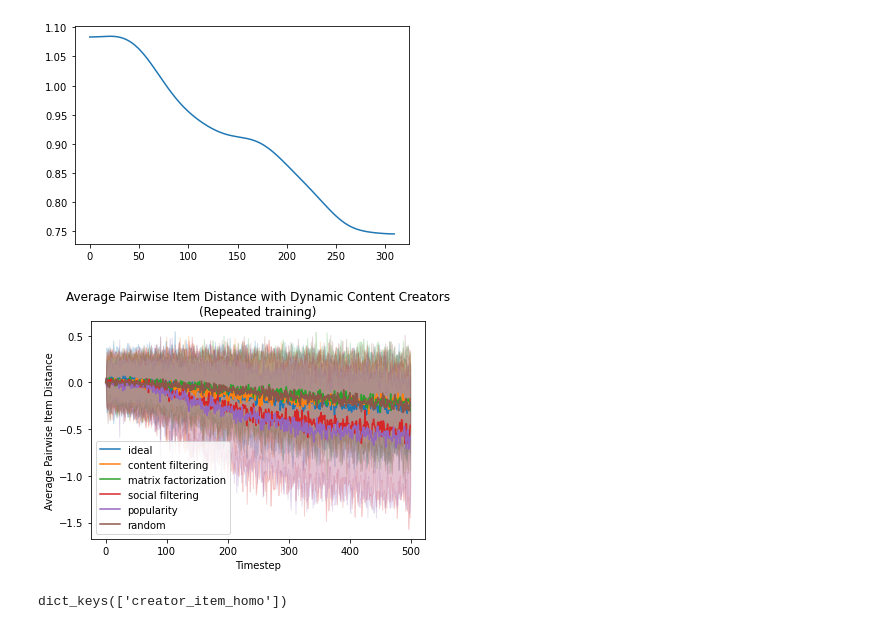
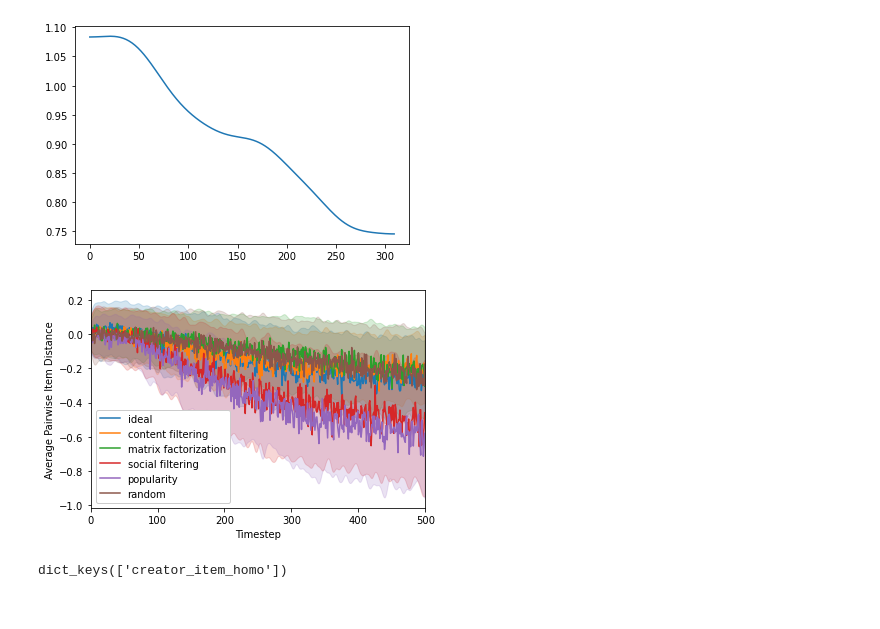
Before and after one commit to sunnymatt/t-recs-experiments, a Jupyter notebook: chaney/content_creators.ipynb, the cells around one changed output. Drawn from its saved outputs; the diff is of its cells as text; code cells hidden in the pictures.

```diff
--- a/chaney/content_creators.ipynb
+++ b/chaney/content_creators.ipynb
@@ -423,28 +425,21 @@ plt.plot(gaussian_filter1d(pdist_vals, sigma=25))
 [figure]
 # %%
 results = load_sim_results("exps/creator_hom_rep_500")
-# %%
-for m in model_keys:
-    x = np.array(results['creator_item_homo'][m])
-    z = (x - x[:, 0][:, np.newaxis]).mean(axis=0)
-    std = (x - x[:, 0][:, np.newaxis]).std(axis=0)
-#     sem = stats.sem(x - x[:, 0][:, np.newaxis], axis=0)
-    line = plt.plot(z, label=id_to_readable[m])
-    line_c = line[0].get_color()
-    # 95% CI = +- 1.96 * SEM
-    mult = 1.96
-#     mult = 1
-    plt.fill_between(np.arange(500), z - mult * std, z + mult * std, color = line_c+"30")
-
-    plt.ylabel("Average Pairwise Item Distance")
-plt.xlabel("Timestep")
-plt.legend(facecolor='white', framealpha=1, loc='upper right', bbox_to_anchor=(1.7, 1.0))
-plt.title("Average Pairwise Item Distance with Dynamic Content Creators\n(Repeated training)")
-# plt.ylim((0.7, 1.35))
-plt.legend()
-plt.savefig("figures/creator_repeated_item_homo.pdf")
-# %% [output]
-[figure, removed]
+# %%
+# make relative to first timestep
+for m in model_keys:
+    x = np.array(results['creator_item_homo'][m])
+    x = x - x[:, 0][:, np.newaxis]
+    results['creator_item_homo'][m] = x
+# %%
+graph_metrics(results, "creator_item_homo", model_keys, id_to_readable, mult_sd=1.0, conf_sigma=3.0)
+plt.xlim(0, 500)
+plt.legend(facecolor='white', framealpha=1, loc='lower left')
+plt.xlabel("Timestep")
+plt.ylabel("Average Pairwise Item Distance")
+plt.savefig("figures/creator_repeated_item_homo.pdf")
+# %% [output]
+[figure, added]
 # %%
 results.keys()
 # %% [output]
```
Also changed, not shown: parts of 3 cells of this notebook, 6 other files.
